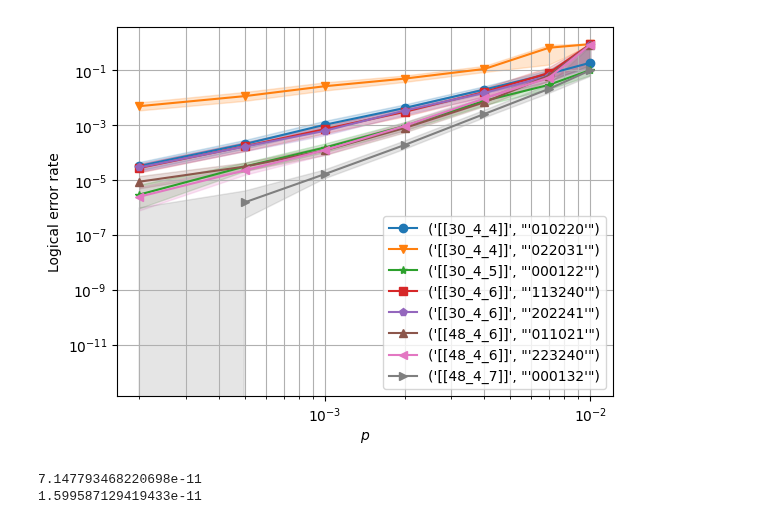
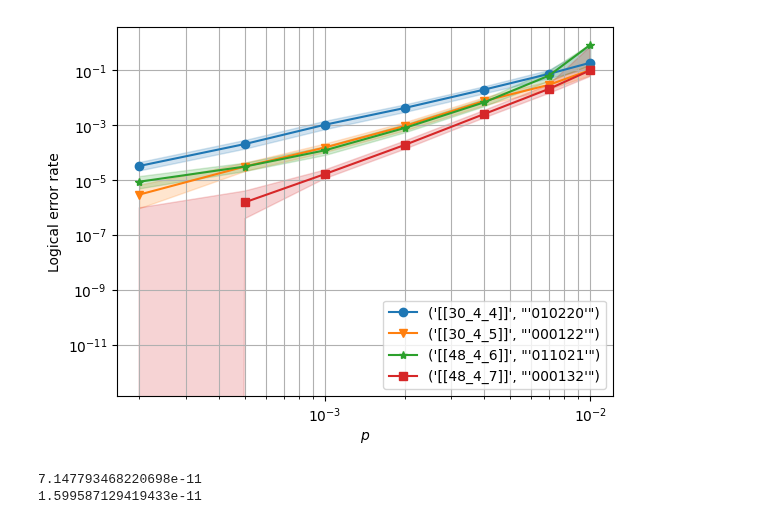
Before and after one commit to wamud/bb-ions, a Jupyter notebook: scripts/plot_mem_exp.ipynb, the cells around one changed output. Saved outputs shown, nothing was run; the diff lists cells and outputs as text; code cells hidden in the pictures.

```diff
--- a/scripts/plot_mem_exp.ipynb
+++ b/scripts/plot_mem_exp.ipynb
@@ -42,37 +42,34 @@ collected_stats = sinter.stats_from_csv_files(*files)
 # %%
 import random
 import matplotlib.colors as mcolors
 
 
 fig, ax = plt.subplots(1, 1)
 sinter.plot_error_rate(
     ax=ax,
     stats=collected_stats,
     x_func=lambda stats: stats.json_metadata['p'], #multiply by 1e3 if want as multiple of Helios noise
 
     group_func=lambda s: (s.json_metadata['nkd'], s.json_metadata['B']),
     failure_units_per_shot_func = lambda stats: stats.json_metadata['r'], # set as num_rounds ('r') failure units to find pL per round
     filter_func=lambda s:
         s.json_metadata['p'] >0
-        and s.json_metadata['b'] == 'Z'
         ,
 
 
     # Keep:
     # BB5: [[30,4,5]], [[48,4,7]]
-    # BB6:
-    #
-    # 30,4,4 010220
+    # BB6: [[30,4,4]]: 010220;  [[48,4,6]]: 011021
 
     # plot_args_func = lambda index, curve_id: {
     #     'color': 'green' if '108' in curve_id else 'red' if '144' in curve_id else 'orange' if '90' in curve_id else 'blue' if '72' in curve_id else 'black' if '288' in curve_id else 'magenta' if '360' in curve_id else 'green' if '192' in curve_id else
     #     random.choice(list(mcolors.TABLEAU_COLORS.values()))
     #     ,
     #     'marker': 'o'}
         )
 my_axis_options(ax)
 # %% [output]
-[figure, old version]
+[figure, new version]
 # %%
 for stat in collected_stats:
     if '288' in stat.json_metadata['nkd']:
```
Also changed, not shown: 30 other files.
